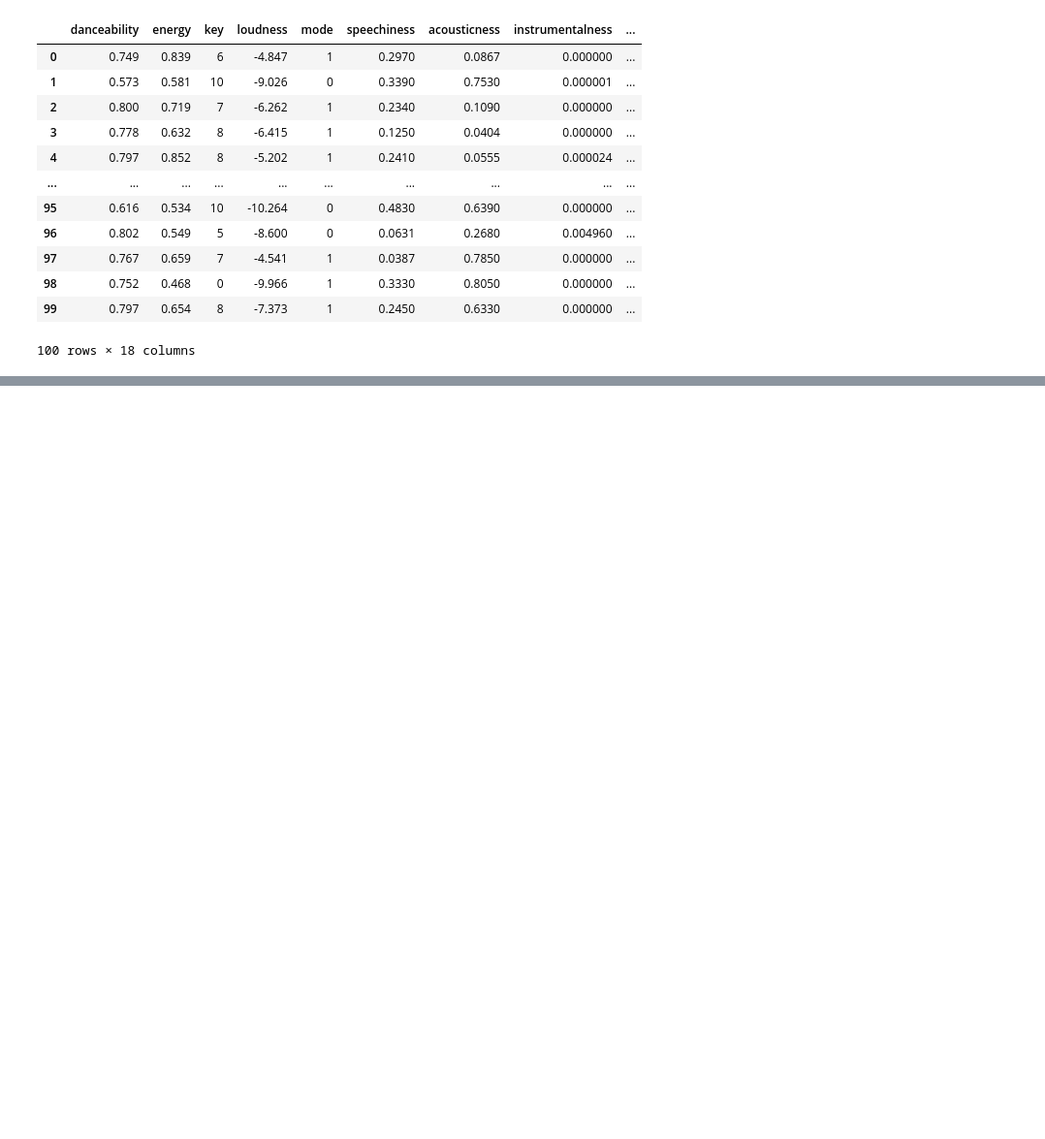
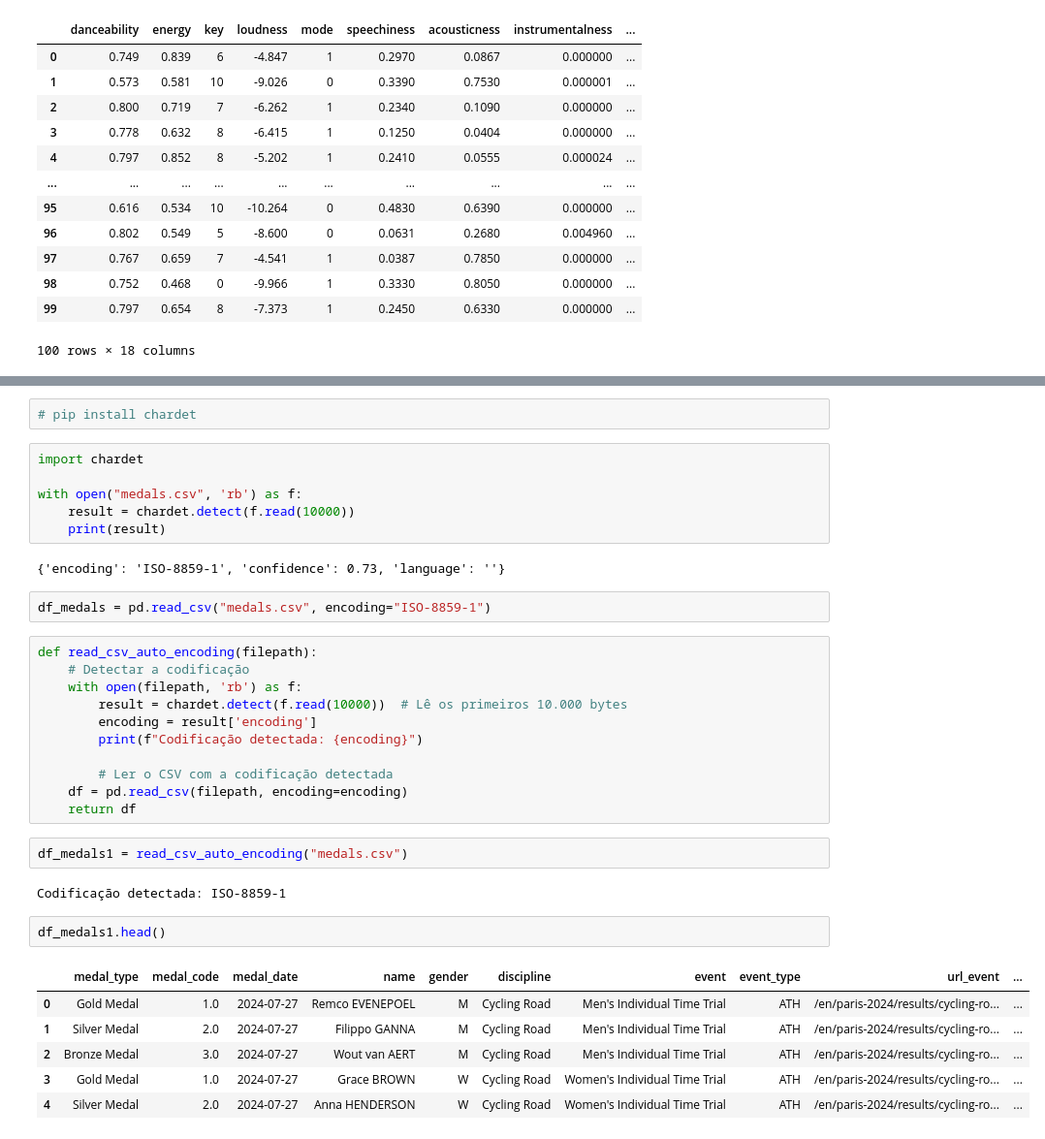
Before and after one commit to MarcioLuizBR/DataWrangling_Cleaning, a Jupyter notebook: DataWrangling_Cleaning.ipynb, the cells around one changed output, grey strips where cells are left out. Shown at 97% size. Cells and saved outputs as stored; diff of their text form; blank space fills up the shorter version.

```diff
--- a/DataWrangling_Cleaning.ipynb
+++ b/DataWrangling_Cleaning.ipynb
@@ -54,0 +337,36 @@ pd.json_normalize(df_jason["audio_features"])
+# %%
+# pip install chardet
+# %%
+import chardet
+
+with open("medals.csv", 'rb') as f:
+    result = chardet.detect(f.read(10000))
+    print(result)
+# %% [output]
+{'encoding': 'ISO-8859-1', 'confidence': 0.73, 'language': ''}
+# %%
+df_medals = pd.read_csv("medals.csv", encoding="ISO-8859-1")
+# %%
+def read_csv_auto_encoding(filepath):
+    # Detectar a codificação
+    with open(filepath, 'rb') as f:
+        result = chardet.detect(f.read(10000))  # Lê os primeiros 10.000 bytes
+        encoding = result['encoding']
+        print(f"Codificação detectada: {encoding}")
+
+        # Ler o CSV com a codificação detectada
+    df = pd.read_csv(filepath, encoding=encoding)
+    return df
+# %%
+df_medals1 = read_csv_auto_encoding("medals.csv")
+# %% [output]
+Codificação detectada: ISO-8859-1
+# %%
+df_medals1.head()
+# %% [output]
+|  | medal_type | medal_code | medal_date | name | gender | discipline | event | event_type | url_event | ... |
+| 0 | Gold Medal | 1.0 | 2024-07-27 | Remco EVENEPOEL | M | Cycling Road | Men's Individual Time Trial | ATH | /en/paris-2024/results/cycling-ro... | ... |
+| 1 | Silver Medal | 2.0 | 2024-07-27 | Filippo GANNA | M | Cycling Road | Men's Individual Time Trial | ATH | /en/paris-2024/results/cycling-ro... | ... |
+| 2 | Bronze Medal | 3.0 | 2024-07-27 | Wout van AERT | M | Cycling Road | Men's Individual Time Trial | ATH | /en/paris-2024/results/cycling-ro... | ... |
+| 3 | Gold Medal | 1.0 | 2024-07-27 | Grace BROWN | W | Cycling Road | Women's Individual Time Trial | ATH | /en/paris-2024/results/cycling-ro... | ... |
+| 4 | Silver Medal | 2.0 | 2024-07-27 | Anna HENDERSON | W | Cycling Road | Women's Individual Time Trial | ATH | /en/paris-2024/results/cycling-ro... | ... |
```
Also changed, not shown: parts of 51 cells of this notebook, 1 other file.
